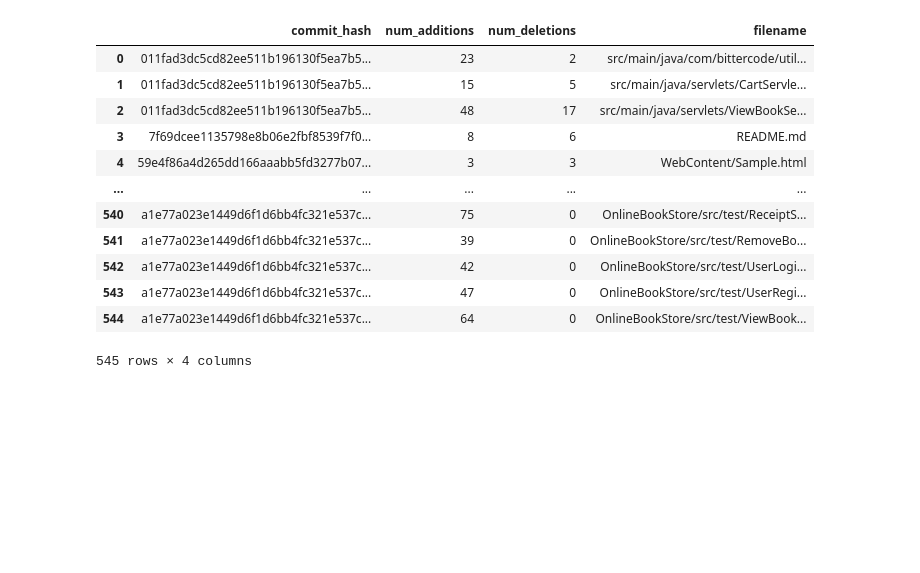
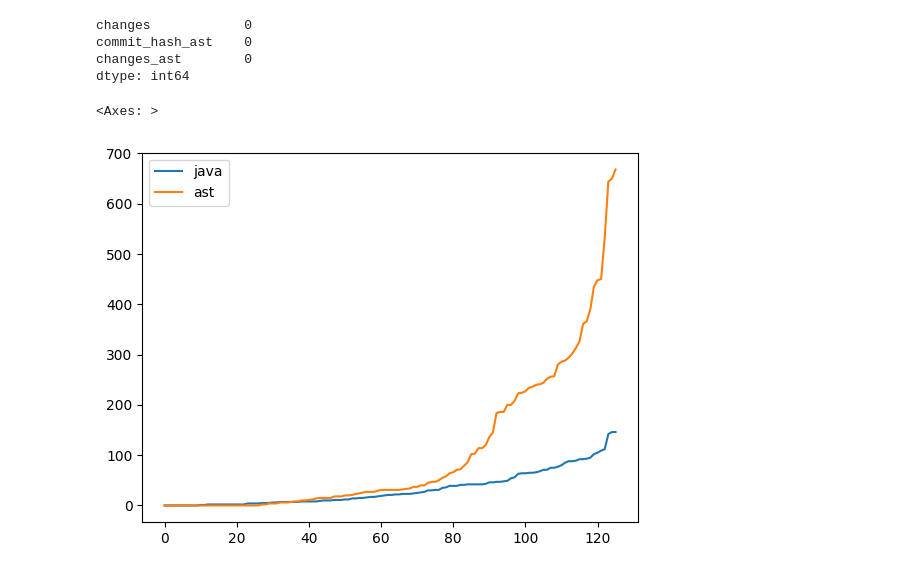
Before and after one commit to lothbrokq/formast, a Jupyter notebook: eval/evaluation.ipynb, the cells around one changed output. Drawn from its saved outputs; the diff is of its cells as text; code cells hidden in the pictures; blank space fills up the shorter version.

```diff
--- a/eval/evaluation.ipynb
+++ b/eval/evaluation.ipynb
@@ -3,4 +4,11 @@ import pandas as pd
 # %%
-mapping = pd.read_csv("mapping.csv")
-lookup = { mapping.iloc[i]["from"]: mapping.iloc[i]["to"]  for i in mapping.index}
-lookup
+mapping = pd.read_csv("../csv_files/bookstore_csv/mapping.csv")
+d_type = {"commit_hash" : "str", 	"num_additions" : int,	"num_deletions": int, "filename" : "str"}
+
+def load_data(file):
+    df = pd.read_csv(file)
+    df = df[df.filename.str.endswith(".java")]
+    return pd.DataFrame({"commit_hash": df.commit_hash, "changes": pd.to_numeric(df.num_additions) + pd.to_numeric(df.num_deletions), "filename": df.filename})
+
+data_java = load_data("../csv_files/bookstore_csv/output_java.csv")
+data_ast = load_data("../csv_files/bookstore_csv/output_ast.csv")
@@ -28,3 +63,4 @@ after = pd.read_csv("outputt.csv")
 # %%
-lookup['011fad3dc5cd82ee511b196130f5ea7b54cc6ea0']
+df_ast = pd.merge(data_ast, mapping, left_on="commit_hash", right_on="to", validate="m:1", how="left").rename(columns = {"from": "commit_hash", "commit_hash": "commit_hash_ast","changes": "changes_ast"}).drop(columns=["to"]).set_index(["commit_hash", "filename"])
+df_ast.changes_ast
 # %% [output]
@@ -32,16 +80,16 @@ lookup['011fad3dc5cd82ee511b196130f5ea7b54cc6ea0']
-# %%
-before
-# %% [output]
-|  | commit_hash | num_additions | num_deletions | filename |
-| 0 | 011fad3dc5cd82ee511b196130f5ea7b5... | 23 | 2 | src/main/java/com/bittercode/util... |
-| 1 | 011fad3dc5cd82ee511b196130f5ea7b5... | 15 | 5 | src/main/java/servlets/CartServle... |
-| 2 | 011fad3dc5cd82ee511b196130f5ea7b5... | 48 | 17 | src/main/java/servlets/ViewBookSe... |
-| 3 | 7f69dcee1135798e8b06e2fbf8539f7f0... | 8 | 6 | README.md |
-| 4 | 59e4f86a4d265dd166aaabb5fd3277b07... | 3 | 3 | WebContent/Sample.html |
-| ... | ... | ... | ... | ... |
-| 540 | a1e77a023e1449d6f1d6bb4fc321e537c... | 75 | 0 | OnlineBookStore/src/test/ReceiptS... |
-| 541 | a1e77a023e1449d6f1d6bb4fc321e537c... | 39 | 0 | OnlineBookStore/src/test/RemoveBo... |
-| 542 | a1e77a023e1449d6f1d6bb4fc321e537c... | 42 | 0 | OnlineBookStore/src/test/UserLogi... |
-| 543 | a1e77a023e1449d6f1d6bb4fc321e537c... | 47 | 0 | OnlineBookStore/src/test/UserRegi... |
-| 544 | a1e77a023e1449d6f1d6bb4fc321e537c... | 64 | 0 | OnlineBookStore/src/test/ViewBook... |
-545 rows × 4 columns
+# %%
+df_java = data_java.set_index(["commit_hash", "filename"])
+# %%
+df_merged = pd.merge(df_java, df_ast, left_index=True, right_index=True, validate="1:1", how="left").fillna(0, downcast="int64")
+df_merged.isna().sum()
+# %% [output]
+changes            0
+commit_hash_ast    0
+changes_ast        0
+dtype: int64
+# %%
+df = pd.DataFrame({"java": np.array(df_merged.changes.sort_values()), "ast": np.array(df_merged.changes_ast.sort_values())})
+df.plot()
+# %% [output]
+<Axes: >
+[figure, added]
```
Also changed, not shown: parts of 13 cells of this notebook, 3 other files.
